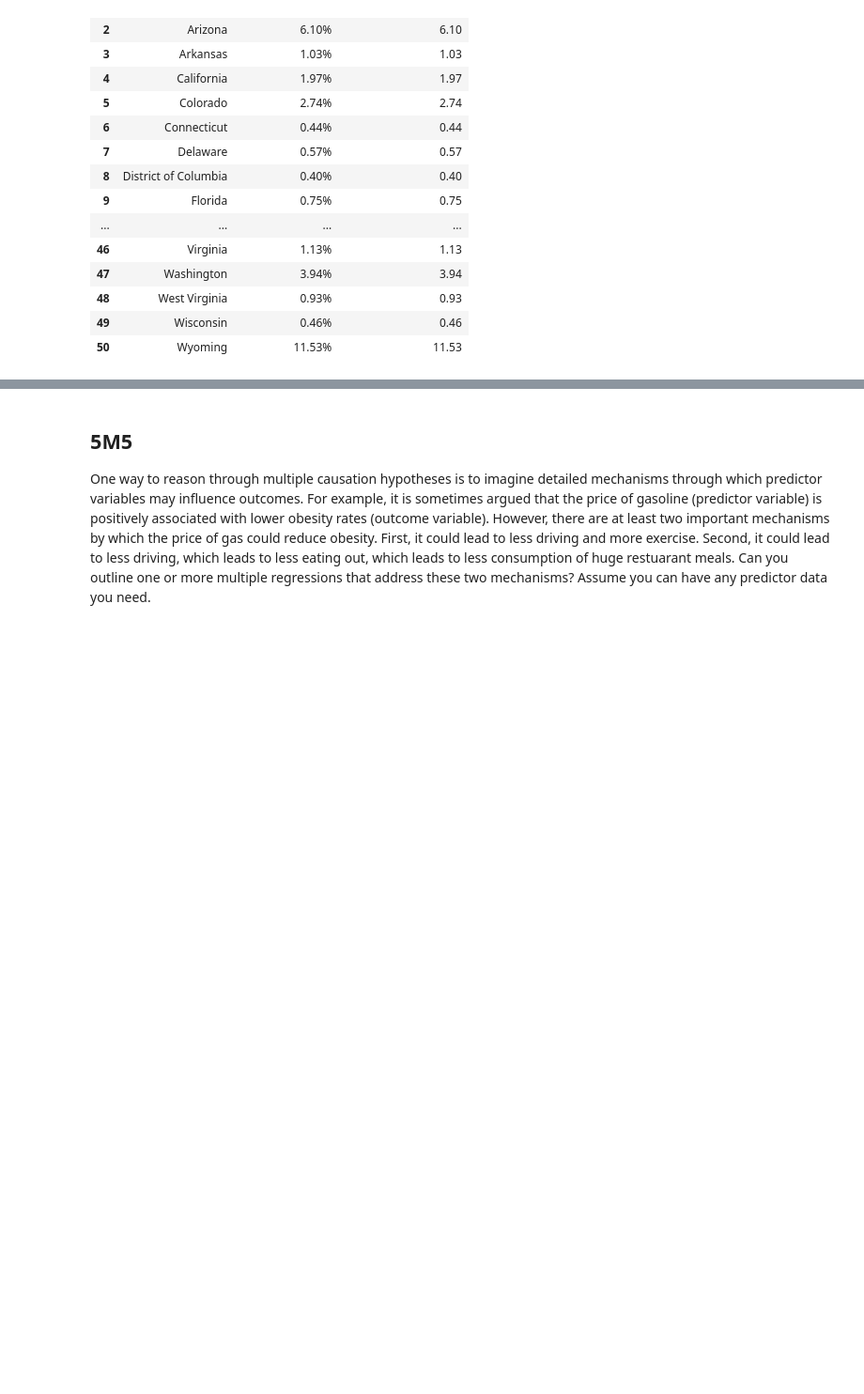
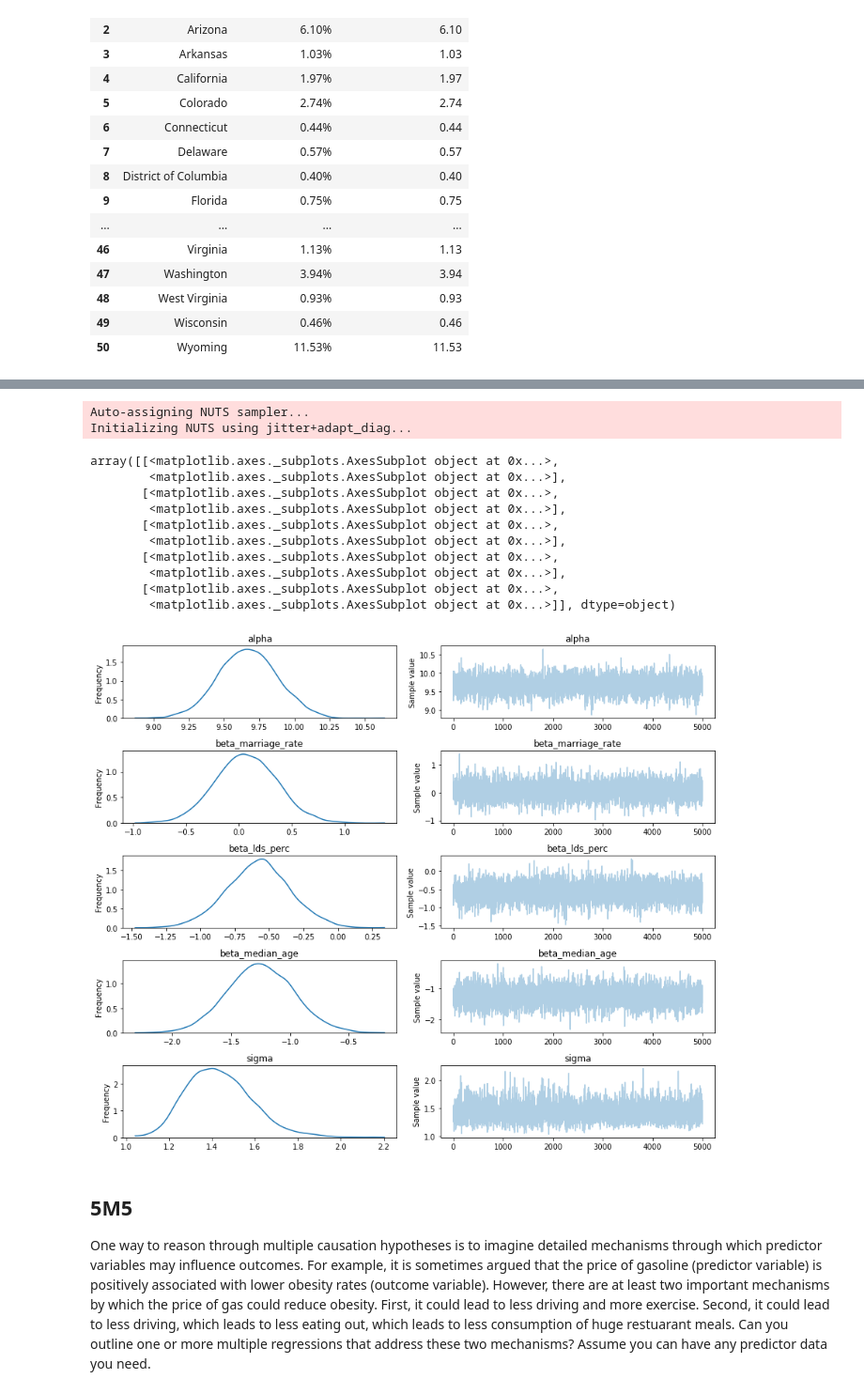
Before and after one commit to Edderic/statistical-rethinking-python-solutions, a Jupyter notebook: ch-5.ipynb, the cells around one changed output, grey strips where cells are left out. Shown at 94% size. Cells and saved outputs as stored; diff of their text form; code cells hidden in the pictures; blank space fills up the shorter version.

Commit message:
create model with LDS percentage

```diff
--- a/ch-5.ipynb
+++ b/ch-5.ipynb
@@ -379,0 +369,3 @@ response
+# %%
+waffle_divorce_data = pd.read_csv('./Data/WaffleDivorce.csv', sep=';')
+waffle_divorce_data
@@ -379,0 +390,18 @@ response
+# %%
+df_5m4 = waffle_divorce_data.merge(
+    lds_membership_wikipedia,
+    how='inner',
+    left_on='Location',
+    right_on='State'
+)[['MedianAgeMarriage', 'Marriage', 'lds_memb_perc_float', 'Divorce']]
+
+df_5m4['median_age_marriage_standardized'] = (df_5m4['MedianAgeMarriage'] - df_5m4['MedianAgeMarriage'].mean()) \
+    / df_5m4['MedianAgeMarriage'].std()
+
+df_5m4['lds_perc_standardized'] = (df_5m4['lds_memb_perc_float'] - df_5m4['lds_memb_perc_float'].mean()) \
+    / df_5m4['lds_memb_perc_float'].std()
+
+df_5m4['marriage_standardized'] = (df_5m4['Marriage'] - df_5m4['Marriage'].mean()) \
+    / df_5m4['Marriage'].std()
+
+df_5m4
@@ -380,3 +426,37 @@ response
+# %%
+with pm.Model() as model_5m4:
+    sigma = pm.Uniform('sigma', 0,5)
+
+    alpha = pm.Normal('alpha', 0,5)
+    beta_marriage_rate = pm.Normal('beta_marriage_rate', 0, 1)
+    beta_lds_perc = pm.Normal('beta_lds_perc', 0, 1)
+    beta_median_age = pm.Normal('beta_median_age', 0, 1)
+
+    mu = alpha + \
+        beta_median_age * df_5m4['median_age_marriage_standardized'] + \
+        beta_marriage_rate * df_5m4['marriage_standardized'] + \
+        beta_lds_perc * df_5m4['lds_perc_standardized']
+
+    divorce_rate = pm.Normal('divorce_rate', mu, sigma, observed=df_5m4['Divorce'])
+
+    trace_5m4 = pm.sample(5000)
+# %% [output]
+Auto-assigning NUTS sampler...
+Initializing NUTS using jitter+adapt_diag...
+# %%
+pm.traceplot(trace_5m4)
+# %% [output]
+array([[<matplotlib.axes._subplots.AxesSubplot object at 0x...>,
+        <matplotlib.axes._subplots.AxesSubplot object at 0x...>],
+       [<matplotlib.axes._subplots.AxesSubplot object at 0x...>,
+        <matplotlib.axes._subplots.AxesSubplot object at 0x...>],
+       [<matplotlib.axes._subplots.AxesSubplot object at 0x...>,
+        <matplotlib.axes._subplots.AxesSubplot object at 0x...>],
+       [<matplotlib.axes._subplots.AxesSubplot object at 0x...>,
+        <matplotlib.axes._subplots.AxesSubplot object at 0x...>],
+       [<matplotlib.axes._subplots.AxesSubplot object at 0x...>,
+        <matplotlib.axes._subplots.AxesSubplot object at 0x...>]], dtype=object)
+[figure, added]
 # %% [markdown]
 ## 5M5
 
```
Also changed, not shown: parts of 7 cells of this notebook.
